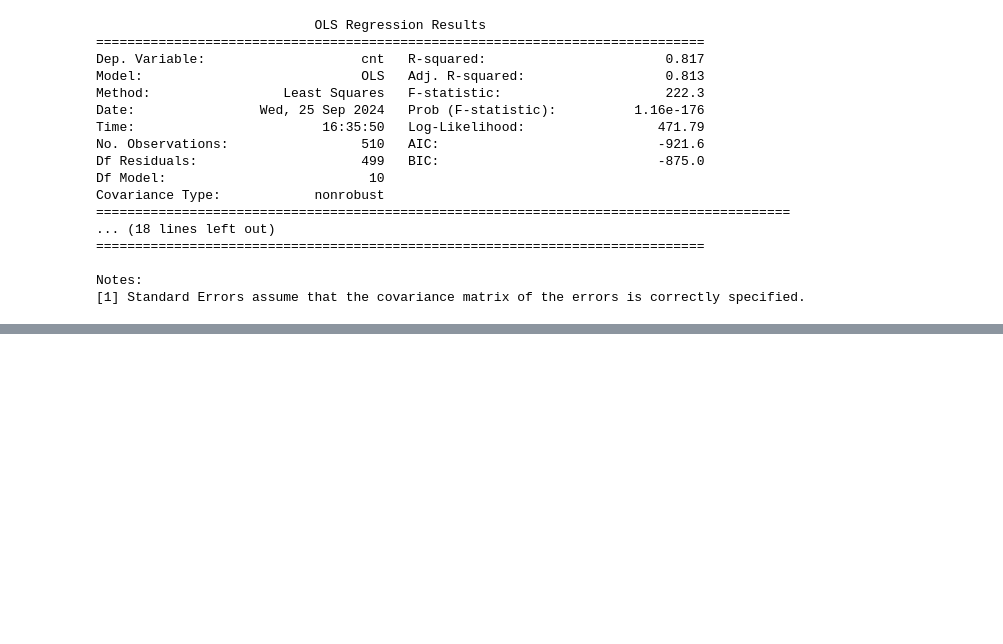
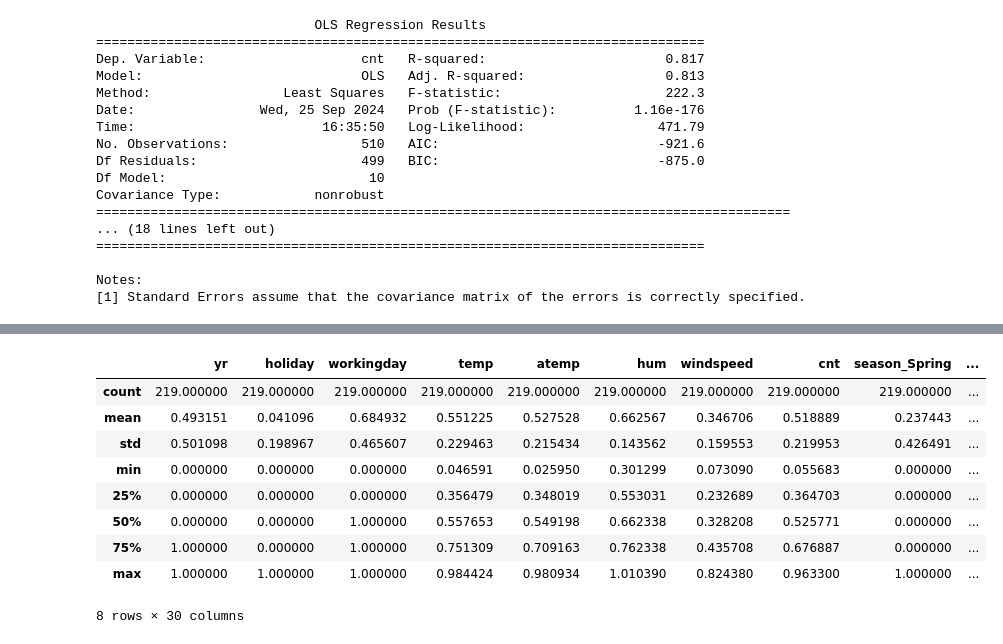
Before and after one commit to Geevanandam/BikeSharingAssignment, a Jupyter notebook: BikeSharingAssignment_Geeva.ipynb, the cells around one changed output, grey strips where cells are left out. Saved outputs shown, nothing was run; the diff lists cells and outputs as text; code cells hidden in the pictures; blank space fills up the shorter version.

```diff
--- a/BikeSharingAssignment_Geeva.ipynb
+++ b/BikeSharingAssignment_Geeva.ipynb
@@ -879,0 +949,13 @@ Notes:
+# %%
+bikedf_test.describe()
+# %% [output]
+|  | yr | holiday | workingday | temp | atemp | hum | windspeed | cnt | season_Spring | ... |
+| count | 219.000000 | 219.000000 | 219.000000 | 219.000000 | 219.000000 | 219.000000 | 219.000000 | 219.000000 | 219.000000 | ... |
+| mean | 0.493151 | 0.041096 | 0.684932 | 0.551225 | 0.527528 | 0.662567 | 0.346706 | 0.518889 | 0.237443 | ... |
+| std | 0.501098 | 0.198967 | 0.465607 | 0.229463 | 0.215434 | 0.143562 | 0.159553 | 0.219953 | 0.426491 | ... |
+| min | 0.000000 | 0.000000 | 0.000000 | 0.046591 | 0.025950 | 0.301299 | 0.073090 | 0.055683 | 0.000000 | ... |
+| 25% | 0.000000 | 0.000000 | 0.000000 | 0.356479 | 0.348019 | 0.553031 | 0.232689 | 0.364703 | 0.000000 | ... |
+| 50% | 0.000000 | 0.000000 | 1.000000 | 0.557653 | 0.549198 | 0.662338 | 0.328208 | 0.525771 | 0.000000 | ... |
+| 75% | 1.000000 | 0.000000 | 1.000000 | 0.751309 | 0.709163 | 0.762338 | 0.435708 | 0.676887 | 0.000000 | ... |
+| max | 1.000000 | 1.000000 | 1.000000 | 0.984424 | 0.980934 | 1.010390 | 0.824380 | 0.963300 | 1.000000 | ... |
+8 rows × 30 columns
```
Also changed, not shown: parts of 17 cells of this notebook.
